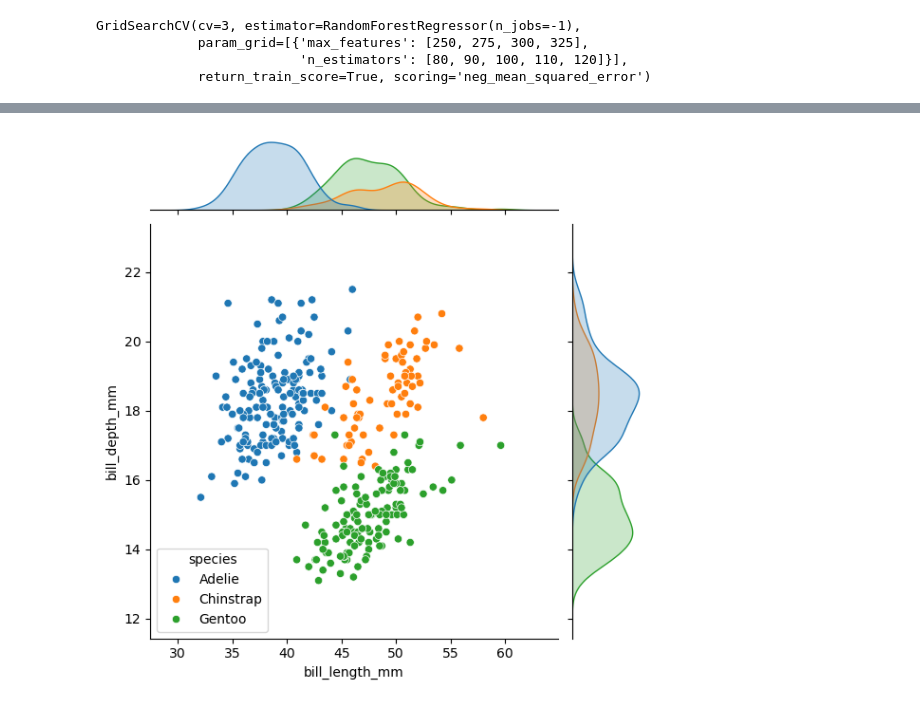
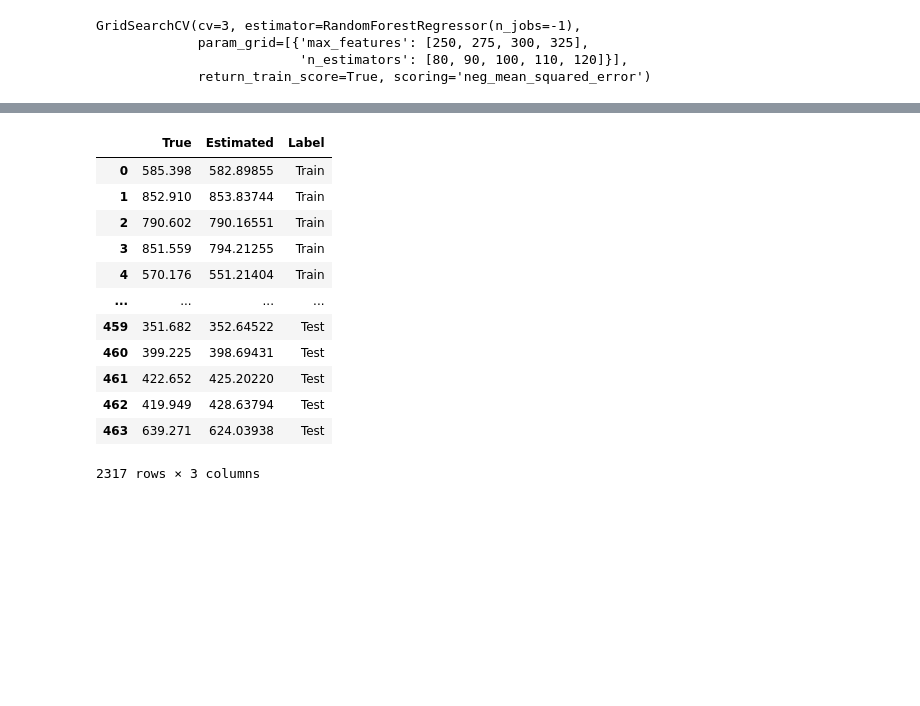
Before and after one commit to mi3nts/Compare_PSD, a Jupyter notebook: CO2/CO2_WM.ipynb, the cells around one changed output, grey strips where cells are left out. Drawn from its saved outputs; the diff is of its cells as text; code cells hidden in the pictures; blank space fills up the shorter version.

```diff
--- a/CO2/CO2_WM.ipynb
+++ b/CO2/CO2_WM.ipynb
@@ -200,8 +200,32 @@ print(correlation_test)
-# %%
-import seaborn as sns
-
-penguins = sns.load_dataset("penguins")
-sns.jointplot(data=penguins, x="bill_length_mm", y="bill_depth_mm", hue="species")
-plt.show()
-# %% [output]
-[figure, removed]
+# %%
+## steps to convert train and test to pandas dataframe to plot in seaborn
+
+y_train_np=y_train.to_numpy() ## convert dtype to numpy to plot from seaborn
+y_test_np=y_test.to_numpy()
+
+df1=pd.DataFrame(y_train_np, columns=['True'])
+df2=pd.DataFrame(train_prediction_RF, columns=['Estimated'])
+df3=pd.concat([df1, df2],axis=1)
+df3['Label']='Train'
+
+df4=pd.DataFrame(y_test_np, columns=['True'])
+df5=pd.DataFrame(test_prediction_RF, columns=['Estimated'])
+df6=pd.concat([df4, df5],axis=1)
+df6['Label']='Test'
+
+sns_df=pd.concat([df3,df6])
+sns_df
+# %% [output]
+|  | True | Estimated | Label |
+| 0 | 585.398 | 582.89855 | Train |
+| 1 | 852.910 | 853.83744 | Train |
+| 2 | 790.602 | 790.16551 | Train |
+| 3 | 851.559 | 794.21255 | Train |
+| 4 | 570.176 | 551.21404 | Train |
+| ... | ... | ... | ... |
+| 459 | 351.682 | 352.64522 | Test |
+| 460 | 399.225 | 398.69431 | Test |
+| 461 | 422.652 | 425.20220 | Test |
+| 462 | 419.949 | 428.63794 | Test |
+| 463 | 639.271 | 624.03938 | Test |
+2317 rows × 3 columns
```
Also changed, not shown: parts of 14 cells of this notebook.
